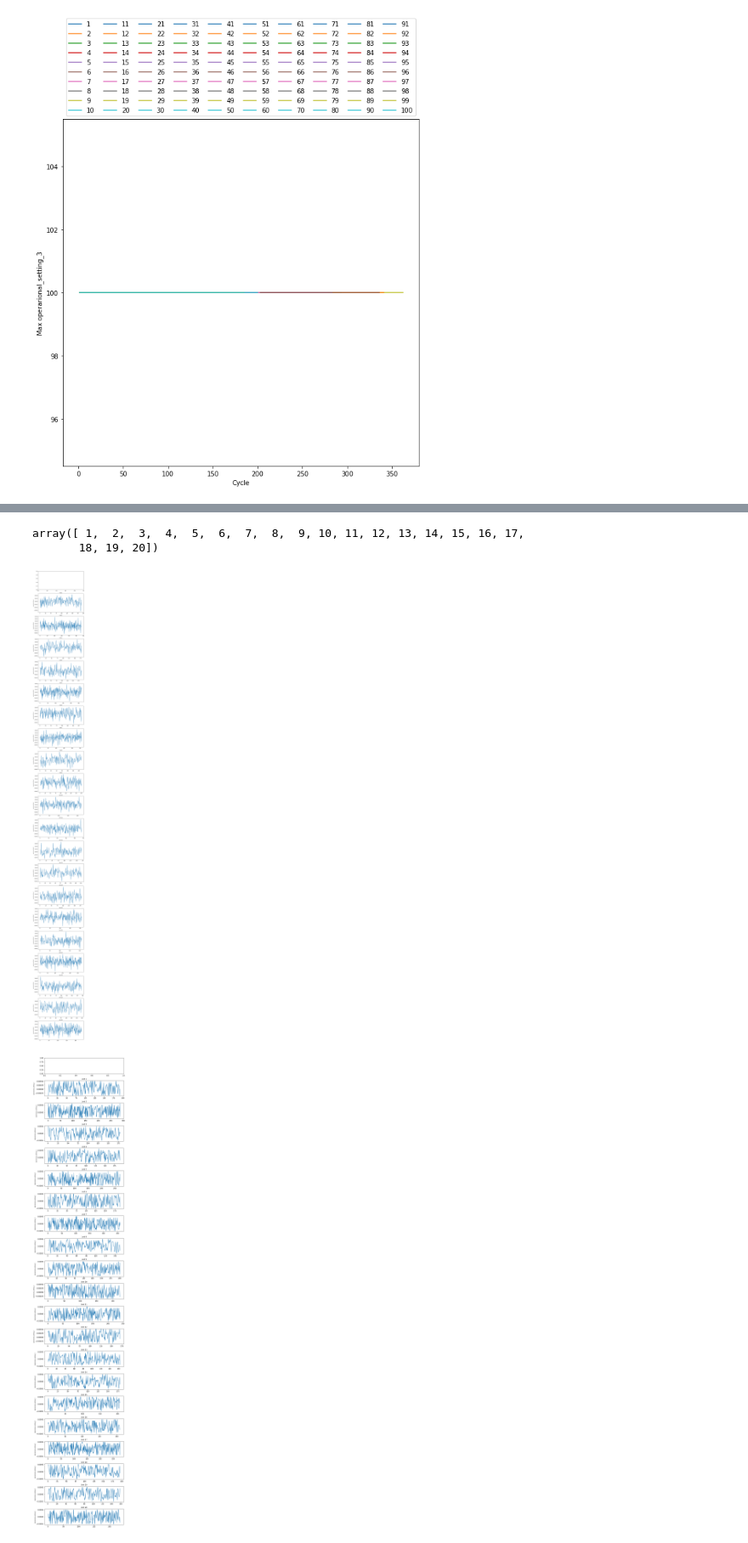
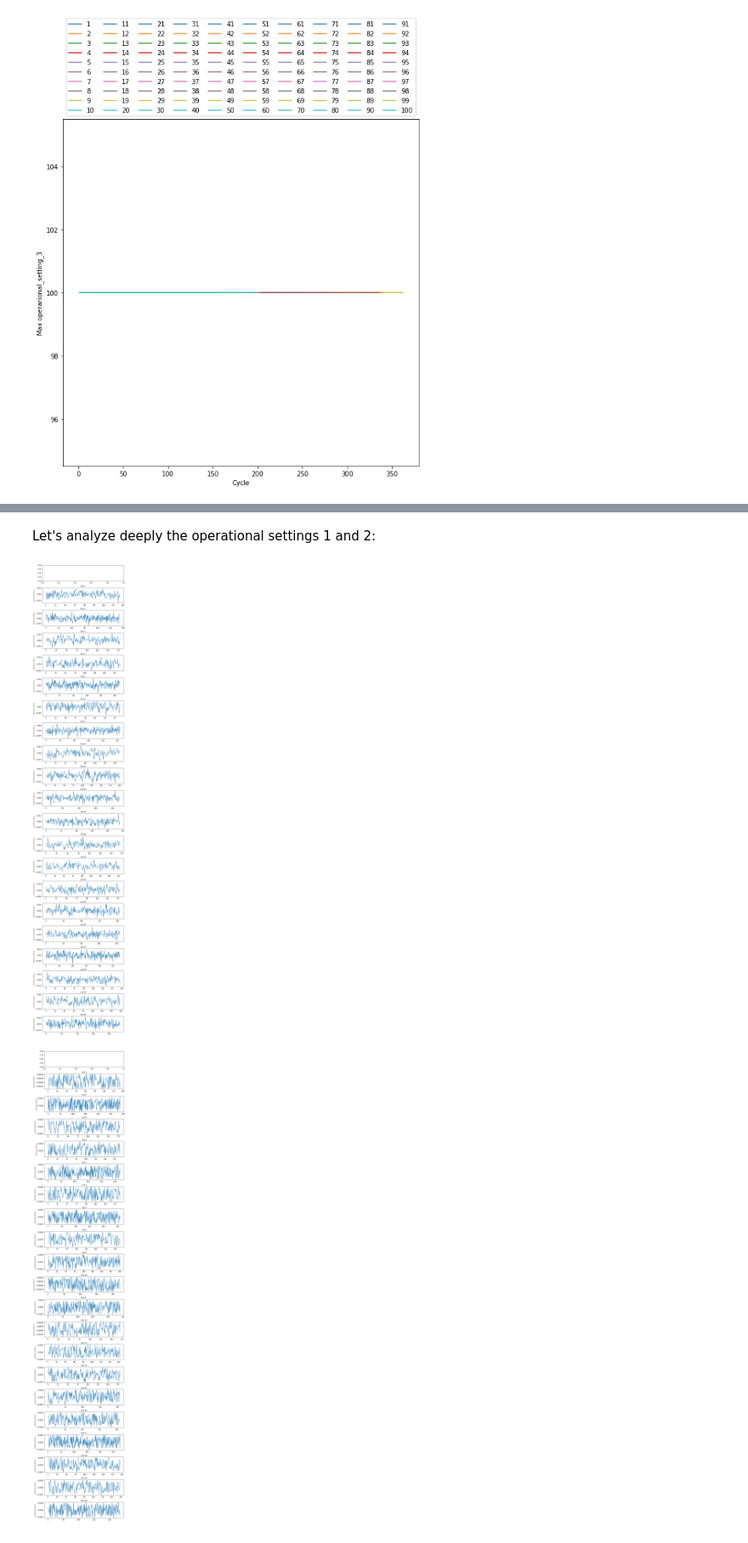
Before and after one commit to LorenzoCastroDS/TFM, a Jupyter notebook: Engine Prognosis Modelling.ipynb, the cells around one changed output, grey strips where cells are left out. Shown at 85% size. Drawn from its saved outputs; the diff is of its cells as text; code cells hidden in the pictures.

```diff
--- a/Engine Prognosis Modelling.ipynb
+++ b/Engine Prognosis Modelling.ipynb
@@ -307,34 +300,31 @@ df_train_1
-# %%
-ID_list = df_train_1["ID"].unique()[:20]
-#ind = ID_list.index(i)
-ID_list
-# %% [output]
-array([ 1,  2,  3,  4,  5,  6,  7,  8,  9, 10, 11, 12, 13, 14, 15, 16, 17,
-       18, 19, 20])
+# %% [markdown]
+Let's analyze deeply the operational settings 1 and 2:
 # %%
-fig, ax = plt.subplots(nrows=len(ID_list)+1,  figsize=(8,len(ID_list)*3.5))
 
+
+ID_list = df_train_1["ID"].unique()[:20]
+fig, ax = plt.subplots(nrows=len(ID_list)+1,  figsize=(8,len(ID_list)*2))
 for i in ID_list:
     #a trick to get a list of 0 to whatever
     ids = df_train_1['ID'] == i #filter the dataframe for each item in the list
 
     ax[i].plot(df_train_1.loc[ids]['Cycle'],df_train_1.loc[ids]['operarional_setting_1']) #plotting the filtered dataframe. The brackets make the axis variable dynamic
 
     ax[i].set_title("Unit %i" %i, size=10) #here I am setting the title of each subplot to be the category
     ax[i].set_ylabel('operarional_setting_1', size=7) #setting the ylabel and font size
 
 
     '''
     #Optionally add data labels or text to the subplots
     max_cycle_reached = (df_train_1['Cycle'] == df_train_1['Cycle'].max()) & (df_train_1['ID'] == i) #filter to find the latest data point for the respective country
     max_cycle_ = df_train_1.loc[max_cycle_reached].iloc[0]['operarional_setting_1'] #applying the filter to the dataframe
     ax[i].annotate(str(max_cycle_), xy=(df_train_1['Cycle'].max(),max_cycle_),xycoords = 'data', ha ='left', va='top', fontsize =2) #adding the datapoint to the subplot
     '''
 
 
 plt.tight_layout()
 # %% [output]
-[figure, old version]
+[figure, new version]
 # %%
 fig, ax = plt.subplots(nrows=len(ID_list)+1,  figsize=(8,len(ID_list)*2))
 for i in ID_list:
```
Also changed, not shown: parts of 44 cells of this notebook.
